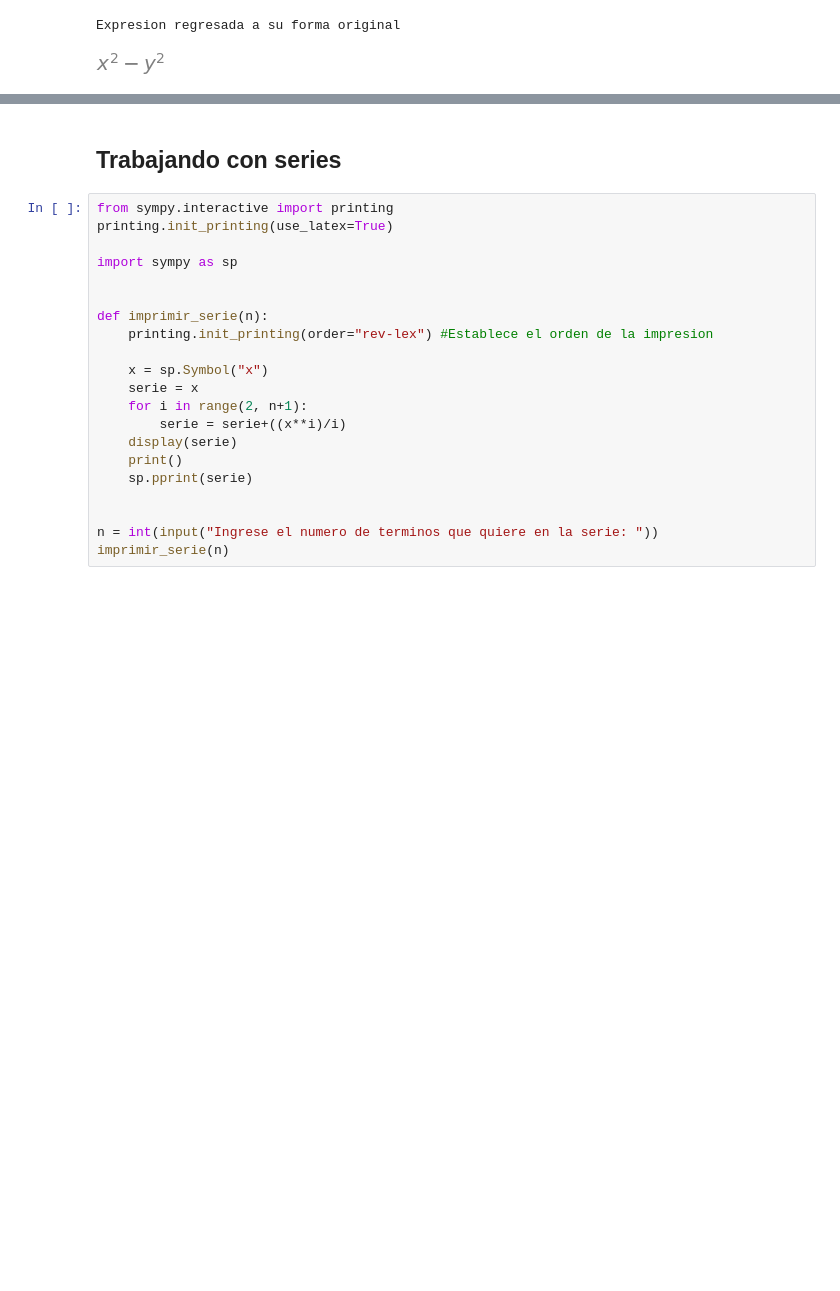
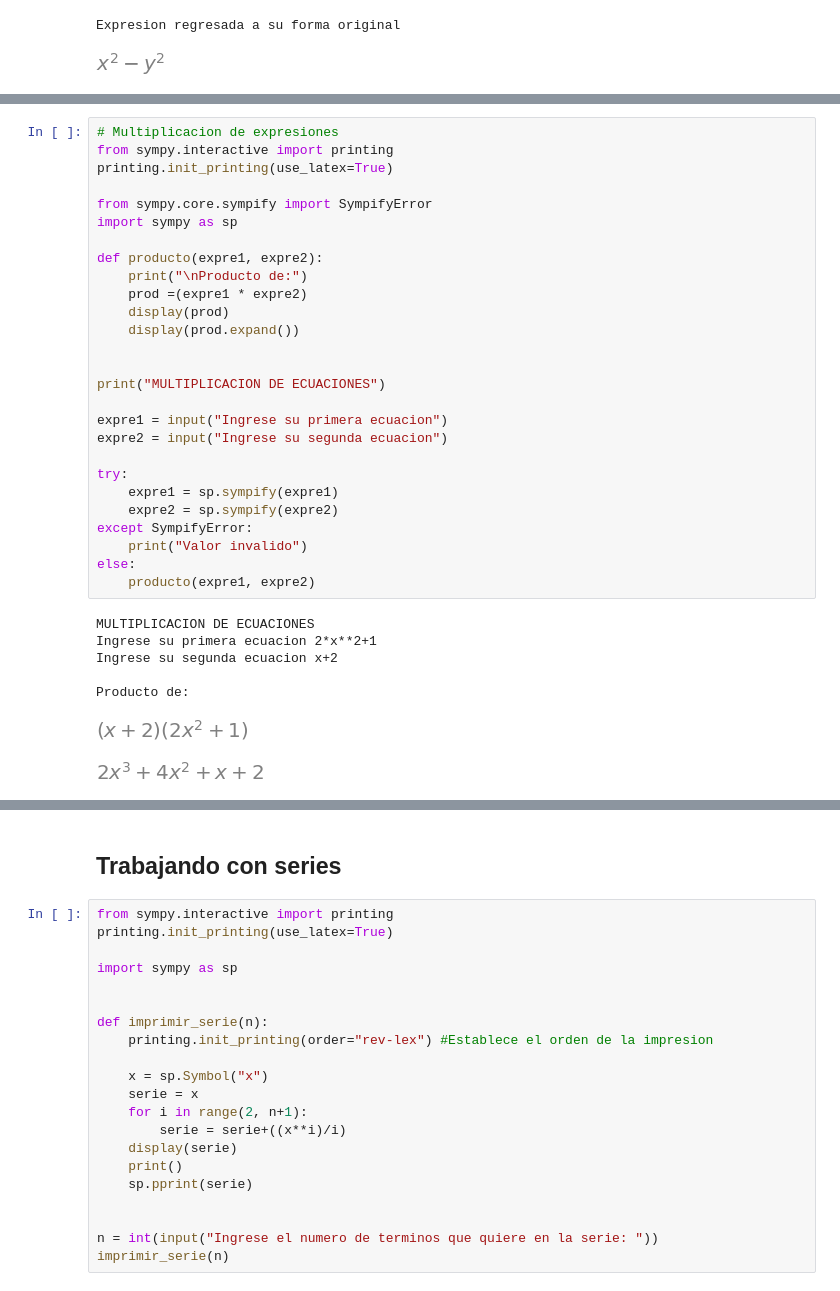
Before and after one commit to MkCst/Python-numerico, a Jupyter notebook: E-0 Uso de sympy.ipynb, the cells around one changed output, grey strips where cells are left out. Saved outputs shown, nothing was run; the diff lists cells and outputs as text; blank space fills up the shorter version.

```diff
--- a/E-0 Uso de sympy.ipynb
+++ b/E-0 Uso de sympy.ipynb
@@ -153,0 +180,35 @@ Expresion regresada a su forma original
+# %%
+# Multiplicacion de expresiones
+from sympy.interactive import printing
+printing.init_printing(use_latex=True)
+
+from sympy.core.sympify import SympifyError
+import sympy as sp
+
+def producto(expre1, expre2):
+    print("\nProducto de:")
+    prod =(expre1 * expre2)
+    display(prod)
+    display(prod.expand())
+
+
+print("MULTIPLICACION DE ECUACIONES")
+
+expre1 = input("Ingrese su primera ecuacion")
+expre2 = input("Ingrese su segunda ecuacion")
+
+try:
+    expre1 = sp.sympify(expre1)
+    expre2 = sp.sympify(expre2)
+except SympifyError:
+    print("Valor invalido")
+else:
+    producto(expre1, expre2)
+# %% [output]
+MULTIPLICACION DE ECUACIONES
+Ingrese su primera ecuacion 2*x**2+1
+Ingrese su segunda ecuacion x+2
+
+Producto de:
+[figure, added]
+[figure, added]
```
Also changed, not shown: parts of 12 cells of this notebook.
